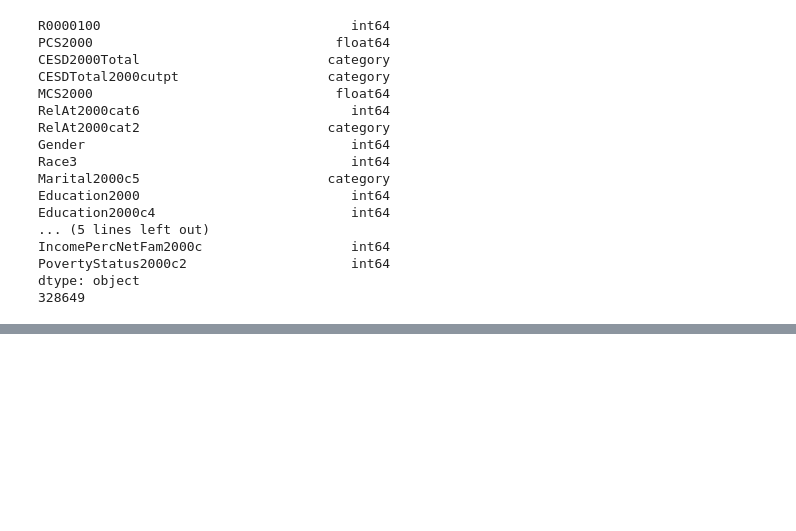
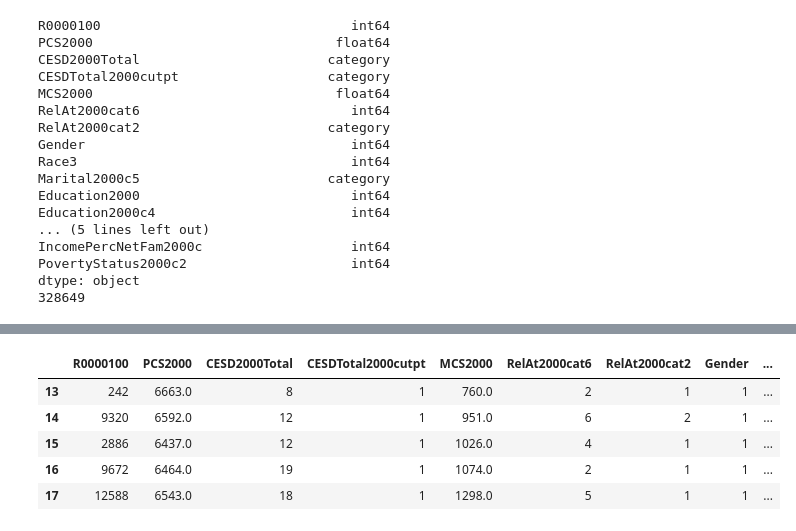
Before and after one commit to dougc333/another_python_template, a Jupyter notebook: jupyter_notebooks/scratchpad.ipynb, the cells around one changed output, grey strips where cells are left out. Drawn from its saved outputs; the diff is of its cells as text; code cells hidden in the pictures; blank space fills up the shorter version.

```diff
--- a/jupyter_notebooks/scratchpad.ipynb
+++ b/jupyter_notebooks/scratchpad.ipynb
@@ -289,3 +154,12 @@ dtype: object
+# %%
+df.head()
+# %% [output]
+|  | R0000100 | PCS2000 | CESD2000Total | CESDTotal2000cutpt | MCS2000 | RelAt2000cat6 | RelAt2000cat2 | Gender | ... |
+| 13 | 242 | 6663.0 | 8 | 1 | 760.0 | 2 | 1 | 1 | ... |
+| 14 | 9320 | 6592.0 | 12 | 1 | 951.0 | 6 | 2 | 1 | ... |
+| 15 | 2886 | 6437.0 | 12 | 1 | 1026.0 | 4 | 1 | 1 | ... |
+| 16 | 9672 | 6464.0 | 19 | 1 | 1074.0 | 2 | 1 | 1 | ... |
+| 17 | 12588 | 6543.0 | 18 | 1 | 1298.0 | 5 | 1 | 1 | ... |
 # %%
 
 
```
Also changed, not shown: parts of 8 cells of this notebook, 6 other files.
